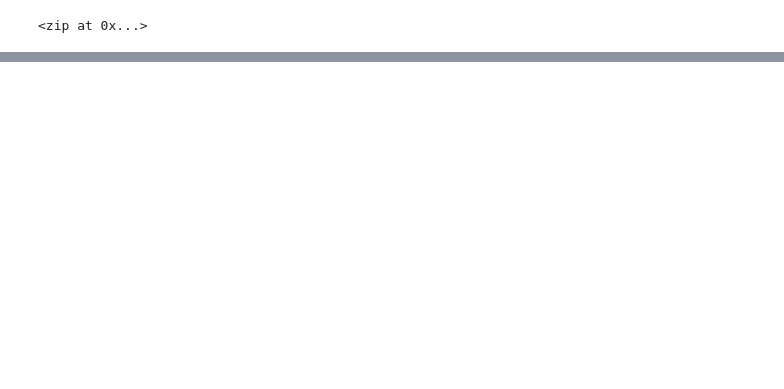
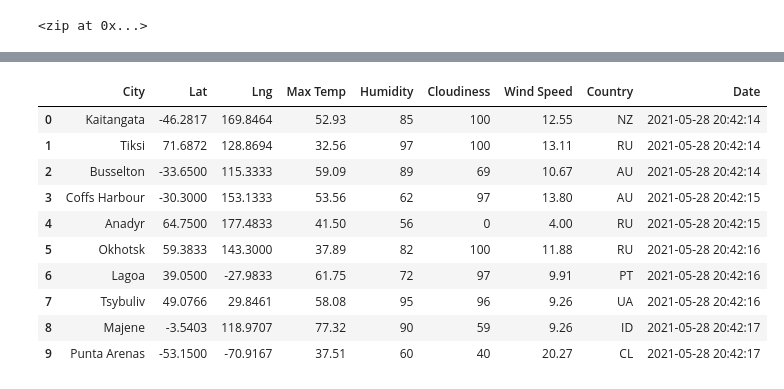
Before and after one commit to JoseLPascual/World_Weather_Analysis, a Jupyter notebook: WeatherPy.ipynb, the cells around one changed output, grey strips where cells are left out. Saved outputs shown, nothing was run; the diff lists cells and outputs as text; code cells hidden in the pictures; blank space fills up the shorter version.

```diff
--- a/WeatherPy.ipynb
+++ b/WeatherPy.ipynb
@@ -33,0 +36,10 @@ len(cities)
+# %%
+# Import the requests library.
+import requests
+
+# Starting URL for Weather Map API Call.
+url = "http://api.openweathermap.org/data/2.5/weather?units=Imperial&APPID=" + weather_api_key
+print(url)
+
+# Import the datetime module from the datetime library.
+from datetime import datetime
@@ -33,0 +136,16 @@ len(cities)
+# %%
+# Convert the array of dictionaries to a Pandas DataFrame.
+city_data_df = pd.DataFrame(city_data)
+city_data_df.head(10)
+# %% [output]
+|  | City | Lat | Lng | Max Temp | Humidity | Cloudiness | Wind Speed | Country | Date |
+| 0 | Kaitangata | -46.2817 | 169.8464 | 52.93 | 85 | 100 | 12.55 | NZ | 2021-05-28 20:42:14 |
+| 1 | Tiksi | 71.6872 | 128.8694 | 32.56 | 97 | 100 | 13.11 | RU | 2021-05-28 20:42:14 |
+| 2 | Busselton | -33.6500 | 115.3333 | 59.09 | 89 | 69 | 10.67 | AU | 2021-05-28 20:42:14 |
+| 3 | Coffs Harbour | -30.3000 | 153.1333 | 53.56 | 62 | 97 | 13.80 | AU | 2021-05-28 20:42:15 |
+| 4 | Anadyr | 64.7500 | 177.4833 | 41.50 | 56 | 0 | 4.00 | RU | 2021-05-28 20:42:15 |
+| 5 | Okhotsk | 59.3833 | 143.3000 | 37.89 | 82 | 100 | 11.88 | RU | 2021-05-28 20:42:16 |
+| 6 | Lagoa | 39.0500 | -27.9833 | 61.75 | 72 | 97 | 9.91 | PT | 2021-05-28 20:42:16 |
+| 7 | Tsybuliv | 49.0766 | 29.8461 | 58.08 | 95 | 96 | 9.26 | UA | 2021-05-28 20:42:16 |
+| 8 | Majene | -3.5403 | 118.9707 | 77.32 | 90 | 59 | 9.26 | ID | 2021-05-28 20:42:17 |
+| 9 | Punta Arenas | -53.1500 | -70.9167 | 37.51 | 60 | 40 | 20.27 | CL | 2021-05-28 20:42:17 |
```
Also changed, not shown: parts of 6 cells of this notebook, 3 other files.
